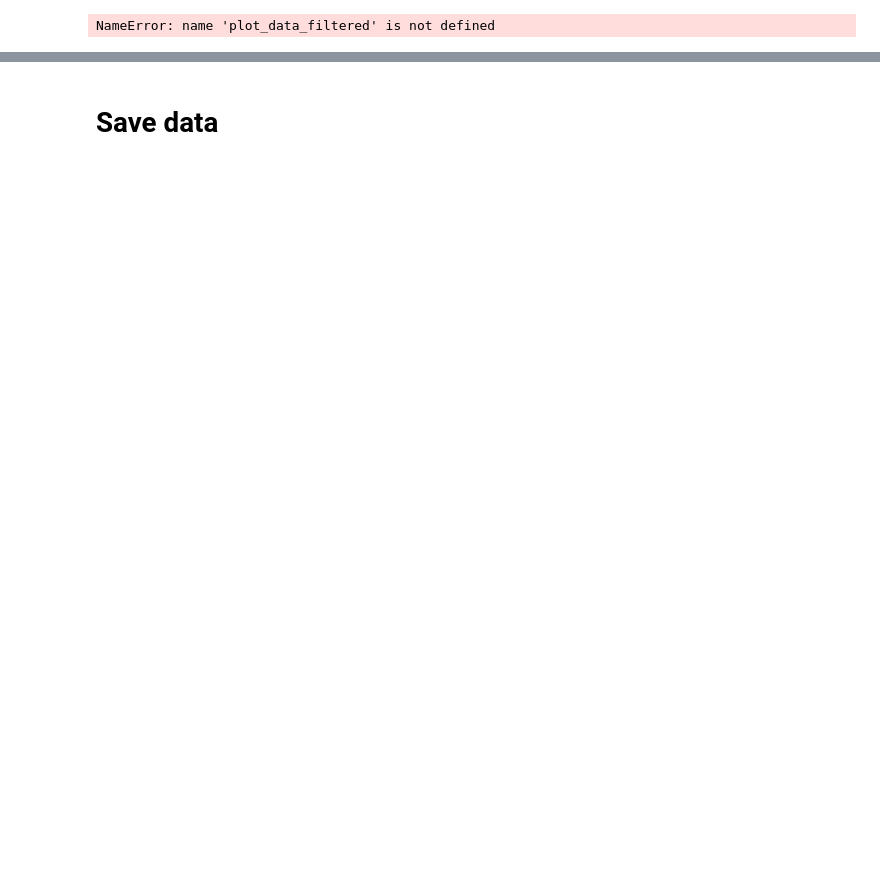
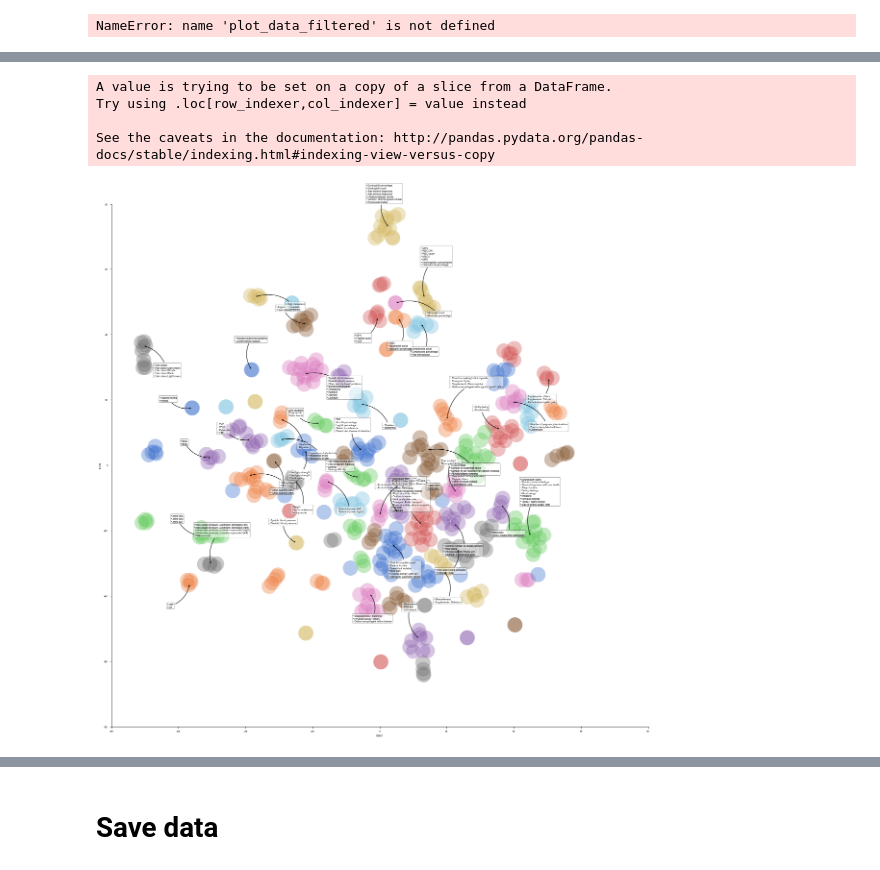
Before and after one commit to chanwkimlab/regional_heritability_analysis, a Jupyter notebook: 7_5_pca.ipynb, the cells around one changed output, grey strips where cells are left out. Drawn from its saved outputs; the diff is of its cells as text; code cells hidden in the pictures; blank space fills up the shorter version.

```diff
--- a/7_5_pca.ipynb
+++ b/7_5_pca.ipynb
@@ -246,0 +231,65 @@ See the caveats in the documentation: http://pandas.pydata.org/pandas-docs/stabl
+# %%
+plt.rcParams['font.family']='Arial'
+
+plt.rcParams["figure.figsize"] = (20,20)
+plt.rcParams['font.size']=5
+
+x_data=plot_data['x_data']
+y_data=plot_data['y_data']
+hue_data=plot_data['label']
+
+#group_list=plot_data['label']
+#group_list=group_list.groupby(group_list).groups
+#group_count=pd.Series(0,index=group_list.keys())
+
+
+sns.scatterplot(x_data,y_data,hue=hue_data,legend=None,s=1000,palette=sns.color_palette("muted",n_colors=len(np.unique(hue_data))),
+                alpha=0.4
+               )
+
+#r_sample=dup_sort(np.arange(0.04,0.071,0.005))
+r_sample=np.arange(10,25,5)
+theta_sample=2*np.pi*np.arange(0,1,1/30)
+#theta_sample=2*np.pi*np.arange(0,1,0.05)
+theta_sample=theta_sample[theta_sample%np.pi>np.pi/5]
+
+text_plotted=pd.DataFrame([])
+
+
+for label in plot_data['label'].unique():
+    plot_data_filtered=plot_data[plot_data['label']==label]
+    plot_data_filtered['description_short']=plot_data_filtered.index.map(code_to_description).map(lambda x: description_to_short(x,'abbr_pub',"basic"))
+    #print(index_shorten[~index_shorten.isnull()])
+    plot_data_filtered=plot_data_filtered[~plot_data_filtered['description_short'].isnull()]
+    if plot_data_filtered.shape[0]<2:
+        continue
+    s=plot_data_filtered['description_short'].values
+    s=['• '+i for i in s]
+    s='\n'.join(s)
+    xy=np.array([plot_data_filtered['x_data'].mean(), plot_data_filtered['y_data'].mean()])
+    np.random.shuffle(theta_sample)
+    move_sample=[(r*np.cos(theta),r*np.sin(theta)) for theta in theta_sample for r in r_sample]
+    #print(xy)
+    move=move_sample[0]
+    xytext=xy+move
+
+    plt.annotate(s,xy=xy,xytext=xytext,arrowprops=dict(arrowstyle="- >",connectionstyle="arc3,rad=0.3"),bbox= dict(boxstyle="round,pad=0.3", fc=(1,1,1,0.5), ec="black", lw=0.3))
+
+
+plt.xlabel("tSNE1")
+plt.ylabel("tSNE2")
+#plt.
+#plt.legend(loc='upper center', bbox_to_anchor=(0.5, -0.15), fontsize=10,fancybox=True, shadow=True,ncol=5)
+plt.title("")
+plt.xlim(-80,80)
+plt.ylim(-80,80)
+sns.despine()
+plt.savefig('fig4_b__.svg')
+
+plt.show()
+# %% [output]
+A value is trying to be set on a copy of a slice from a DataFrame.
+Try using .loc[row_indexer,col_indexer] = value instead
+
+See the caveats in the documentation: http://pandas.pydata.org/pandas-docs/stable/indexing.html#indexing-view-versus-copy
+[figure, added]
```
Also changed, not shown: parts of 13 cells of this notebook, 12 other files.
